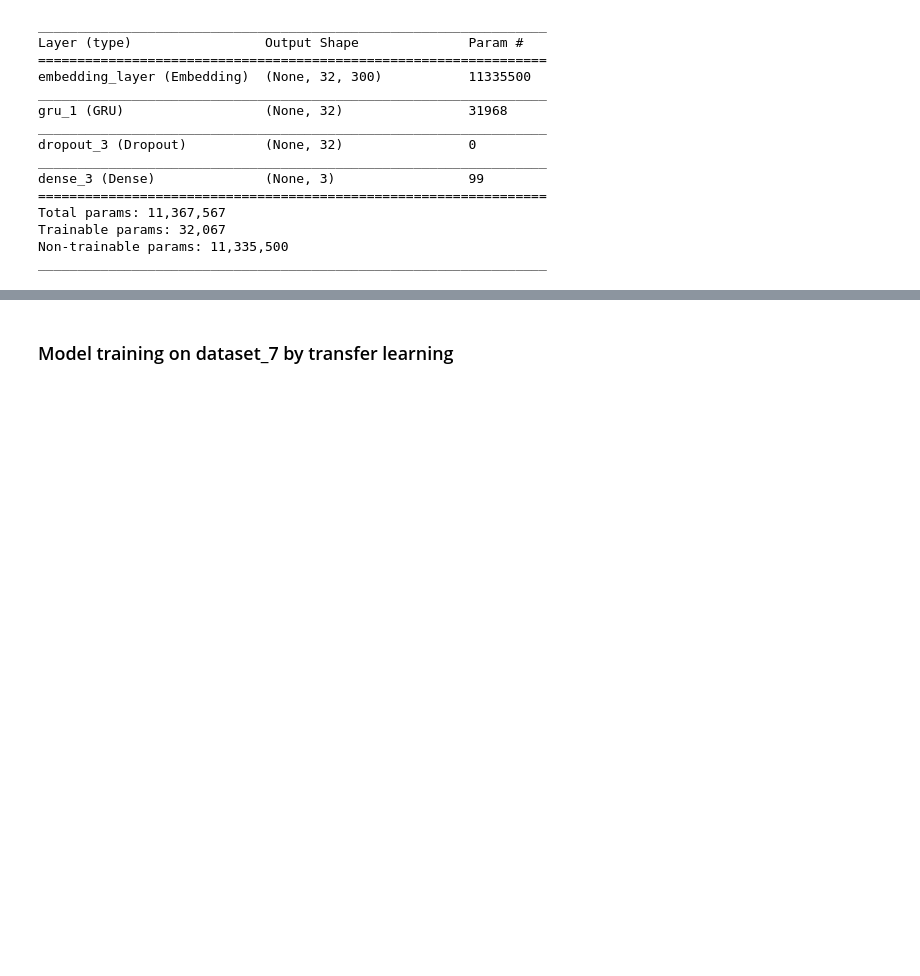
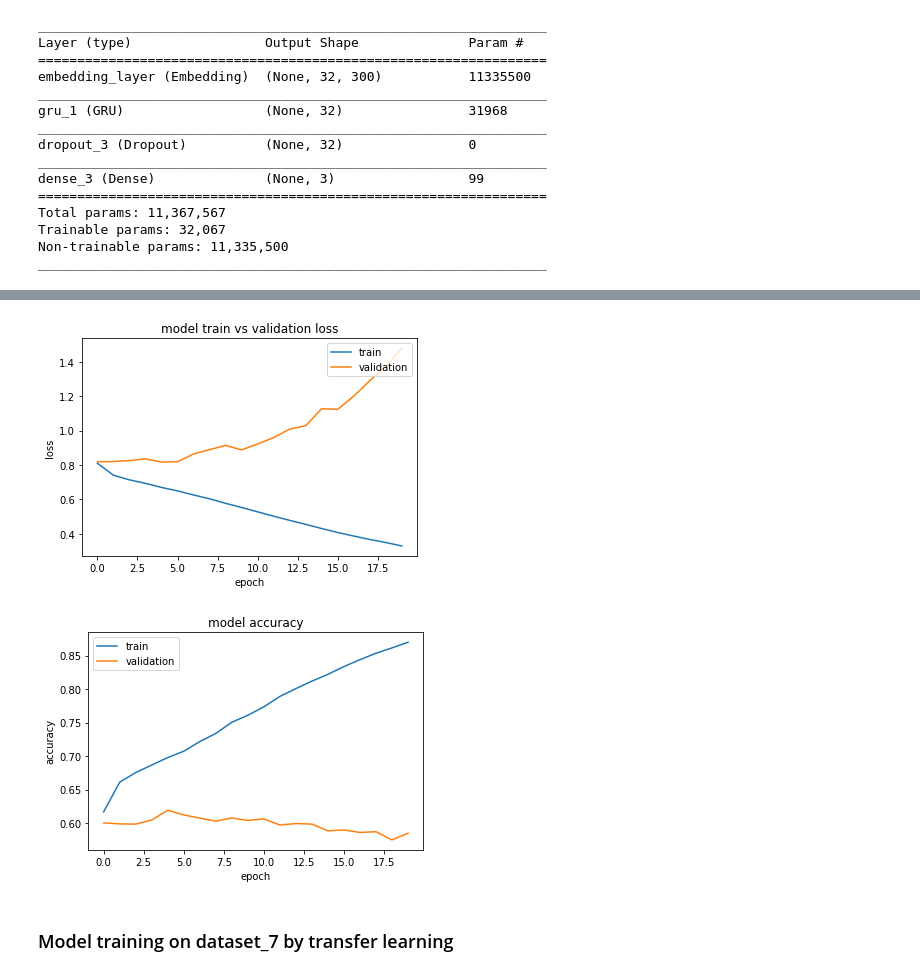
Before and after one commit to Bensabat/Tweets-Sentiment-Analysis, a Jupyter notebook: src/train.ipynb, the cells around one changed output, grey strips where cells are left out. Cells and saved outputs as stored; diff of their text form; code cells hidden in the pictures; blank space fills up the shorter version.

```diff
--- a/src/train.ipynb
+++ b/src/train.ipynb
@@ -200,0 +265,4 @@ embedding_matrix.head
+# %%
+ole_dataframe = pd.DataFrame(data=ole_frame[:, :], index=range(0, len(ole_frame)), columns=("pos", "neg"))
+# %%
+embedding_matrix = pd.concat([embedding_matrix, ole_dataframe], axis=1)
@@ -289,9 +378,29 @@ class Model:
     self.hp = hyperparameters
     self.build(layers, transferred_model) # build the model (set self.model accordingly)
 
+
   def fit(self):
-    self.model.fit(self.x_train, self.y_train, validation_data=(self.x_val, self.y_val),
-                        epochs=self.hp['epochs'], batch_size=self.hp['batch_size'])
+    self.history = self.model.fit(self.x_train, self.y_train, validation_data=(self.x_val, self.y_val),
+                                  epochs=self.hp['epochs'], batch_size=self.hp['batch_size'])
+
+  def plot_learning_loss(self):
+    plt.plot(self.history.history['loss'])
+    plt.plot(self.history.history['val_loss'])
+    plt.title('model train vs validation loss')
+    plt.ylabel('loss')
+    plt.xlabel('epoch')
+    plt.legend(['train', 'validation'], loc='upper right')
+    plt.show()
+    #plt.save("../results/")
+
+  def plot_learning_acc(self):
+    plt.plot(self.history.history['acc'])
+    plt.plot(self.history.history['val_acc'])
+    plt.title('model accuracy')
+    plt.ylabel('accuracy')
+    plt.xlabel('epoch')
+    plt.legend(['train', 'validation'], loc='upper left')
+    plt.show()
 
   def predict(self, data_test):
      self.model.predict(data_test)
@@ -314,9 +423,11 @@ embedding_layer = Embedding(len(word_index) + 1,
 layers_1 = [
   ('Embedding', embedding_layer),
   ('LSTM', 32),
-  ('Dropout', 0.2),
+  #('Dropout', 0.2),
   ('Dense', 32, 'relu'),
-  ('Dropout', 0.2),
+  ('Dense', 32, 'relu'),
+  ('Dense', 32, 'relu'),
+  #('Dropout', 0.2),
   ('Dense', 3, 'softmax')
 ]
 
@@ -324,7 +435,7 @@ hyperparameters_1 = {
   'loss': 'categorical_crossentropy',
   'optimizer': 'Adam',
   'metrics': ['acc'],
-  'epochs': 1, # FIXME
+  'epochs': 20,
   'batch_size': 50
 }
 
@@ -394,3 +519,9 @@ Epoch 1/1
+# %%
+model1.plot_learning_loss()
+model1.plot_learning_acc()
+# %% [output]
+[figure, added]
+[figure, added]
 # %% [markdown]
 ### Model training on dataset_7 by transfer learning
 # %%
```
Also changed, not shown: parts of 16 cells of this notebook, 2 other files.
